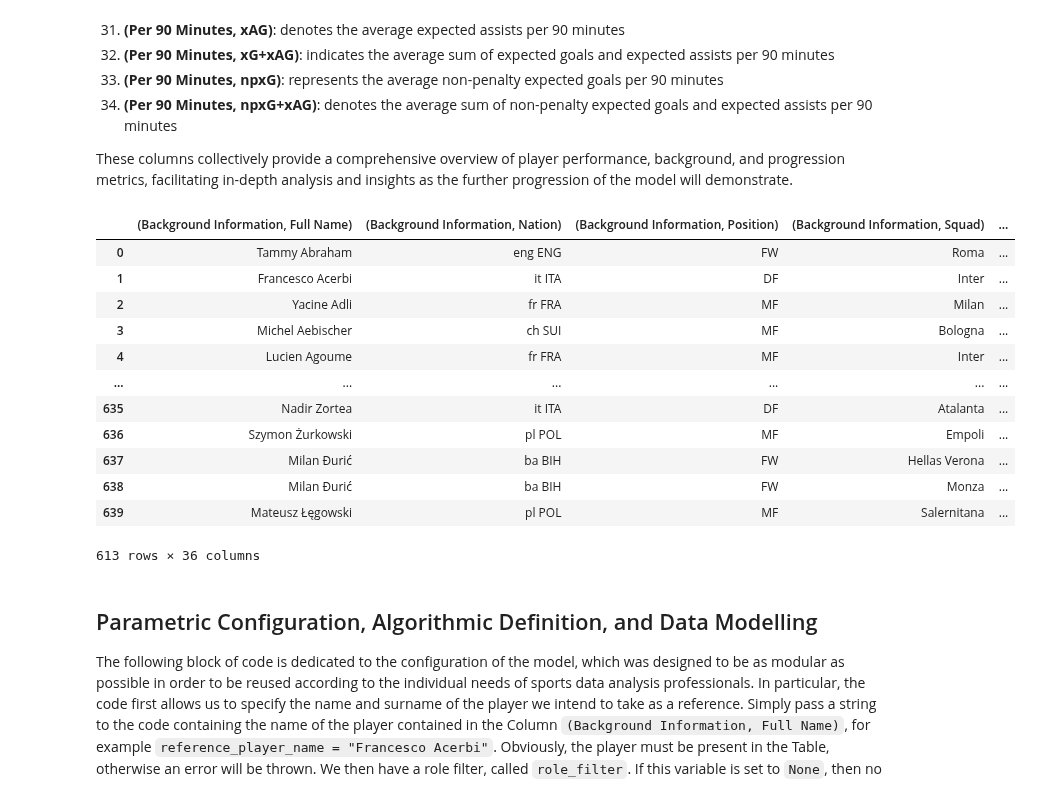
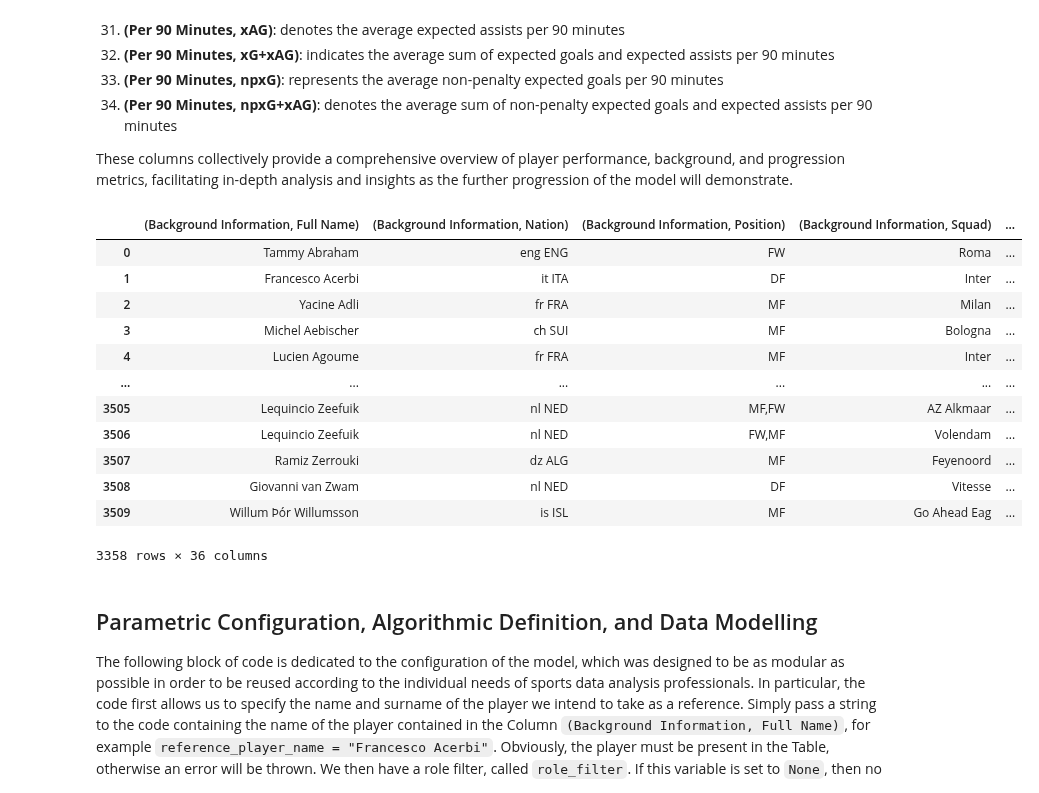
Before and after one commit to andreamoleri/Offside, a Jupyter notebook: offside.ipynb, the cells around one changed output. Drawn from its saved outputs; the diff is of its cells as text; code cells hidden in the pictures.

```diff
--- a/offside.ipynb
+++ b/offside.ipynb
@@ -84,6 +84,15 @@ leagues_urls = {
     "Ligue 1": 'https://fbref.com/en/comps/13/stats/Ligue-1-Stats',
     "Eredivisie": 'https://fbref.com/en/comps/23/stats/Eredivisie-Stats'
 }
+
+# Set your desired league filter
+league_filter = ["Serie A",
+                 "Premier League",
+                 "Bundesliga",
+                 "La Liga",
+                 "Ligue 1",
+                 "Eredivisie"
+                 ]
 
 # Initialization of an empty list to hold DataFrames
 dfs = []
@@ -188,39 +197,39 @@ for league, url in leagues_urls.items():
 
     # Removal of unnecessary columns from the DataFrame
     df.drop('(Background Information, Alphabetical Rank)', axis=1, inplace=True)
     df.drop(df.columns[len(df.columns)-1], axis=1, inplace=True)
 
     # Addition of the league column to the DataFrame
     df["(Background Information, League)"] = league
 
     # Append the DataFrame to the initial DataFrame list
     dfs.append(df)
 
 # Concatenation of DataFrames obtained from all leagues
 df = pd.concat(dfs, ignore_index=True)
 
 # Remove rows with missing values
 df.dropna(inplace=True)
 
 # Export the processed DataFrame to a CSV file
 df.to_csv("Exports/Tables/players.csv", encoding='utf-8', index=False)
 
 # Return the modified DataFrame
 df
 # %% [output]
 |  | (Background Information, Full Name) | (Background Information, Nation) | (Background Information, Position) | (Background Information, Squad) | ... |
 | 0 | Tammy Abraham | eng ENG | FW | Roma | ... |
 | 1 | Francesco Acerbi | it ITA | DF | Inter | ... |
 | 2 | Yacine Adli | fr FRA | MF | Milan | ... |
 | 3 | Michel Aebischer | ch SUI | MF | Bologna | ... |
 | 4 | Lucien Agoume | fr FRA | MF | Inter | ... |
 | ... | ... | ... | ... | ... | ... |
-| 635 | Nadir Zortea | it ITA | DF | Atalanta | ... |
-| 636 | Szymon Żurkowski | pl POL | MF | Empoli | ... |
-| 637 | Milan Đurić | ba BIH | FW | Hellas Verona | ... |
-| 638 | Milan Đurić | ba BIH | FW | Monza | ... |
-| 639 | Mateusz Łęgowski | pl POL | MF | Salernitana | ... |
+| 3505 | Lequincio Zeefuik | nl NED | MF,FW | AZ Alkmaar | ... |
+| 3506 | Lequincio Zeefuik | nl NED | FW,MF | Volendam | ... |
+| 3507 | Ramiz Zerrouki | dz ALG | MF | Feyenoord | ... |
+| 3508 | Giovanni van Zwam | nl NED | DF | Vitesse | ... |
+| 3509 | Willum Þór Willumsson | is ISL | MF | Go Ahead Eag | ... |
-613 rows × 36 columns
+3358 rows × 36 columns
 # %% [markdown]
 ## Parametric Configuration, Algorithmic Definition, and Data Modelling
 
```
Also changed, not shown: parts of 3 cells of this notebook.
